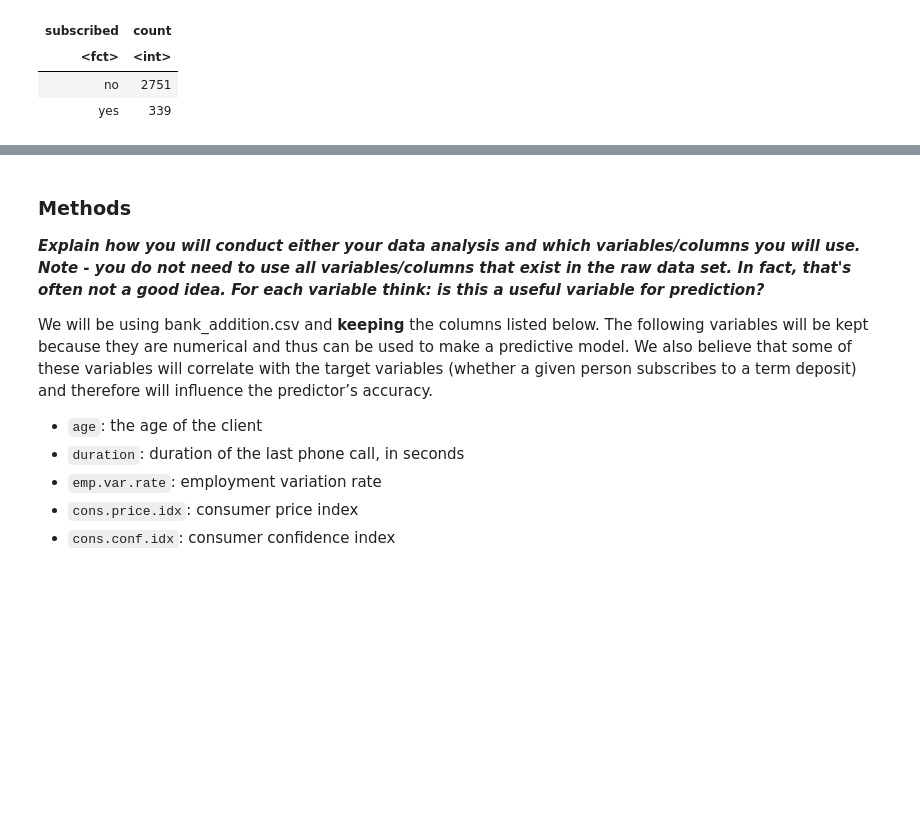
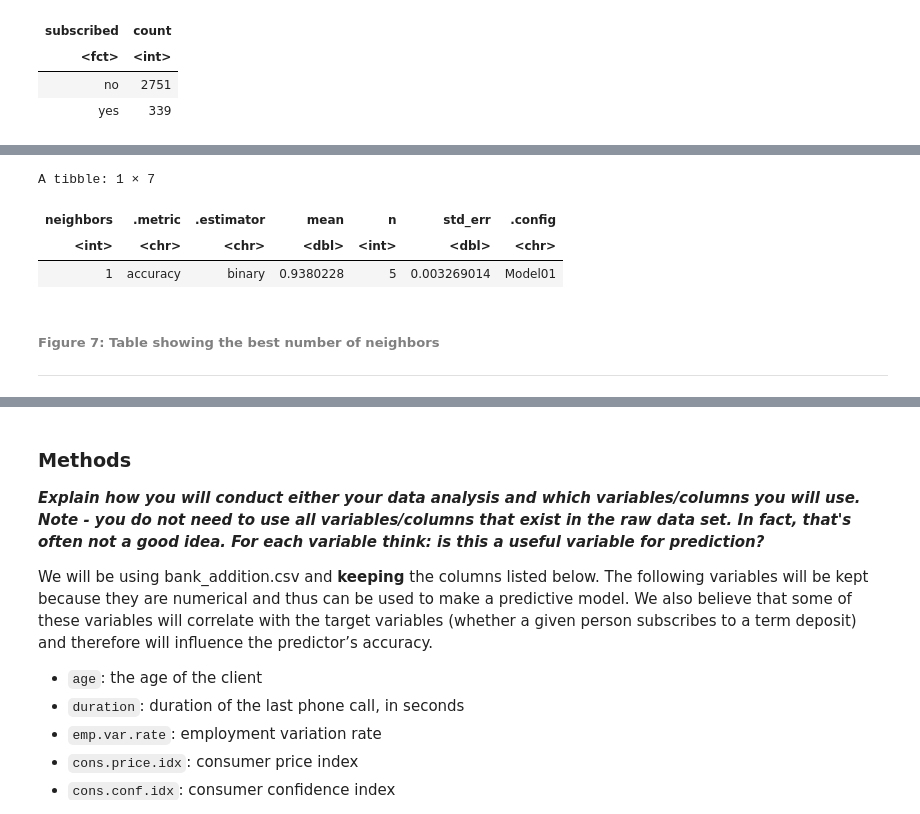
Before and after one commit to darrylmaa/dsci_100_group_project, a Jupyter notebook: project_report.ipynb, the cells around one changed output, grey strips where cells are left out. Saved outputs shown, nothing was run; the diff lists cells and outputs as text; code cells hidden in the pictures; blank space fills up the shorter version.

```diff
--- a/project_report.ipynb
+++ b/project_report.ipynb
@@ -136,0 +183,43 @@ ggplot(scaled_bank, aes(x=age, y=duration, color = subscribed)) +
+# %%
+#upsampling and centering for cross validation
+bank_recipe <- recipe(subscribed ~ duration + age , data = bank_train) %>%
+    step_upsample(subscribed, over_ratio=1, skip=FALSE) %>%
+    prep()
+
+bank_up_data <- bake(bank_recipe, bank_train)
+
+bank_up_recipe <- recipe(subscribed ~ duration + age , data = bank_up_data) %>%
+    step_scale(all_predictors()) %>%
+    step_center(all_predictors())
+
+#creating 5-fold cross validation
+#splitting training data into 5 folds
+bank_vfold <- vfold_cv(bank_up_data, v=5, strata = subscribed)
+# %%
+#to tune for best k-neighbors
+knn_spec <- nearest_neighbor(weight_func = "rectangular", neighbors = tune()) %>%
+    set_engine("kknn") %>%
+    set_mode("classification")
+
+#finding best number of neighbors between 1 to 18
+grid_val <- tibble(neighbors = seq(1,18))
+knn_results <- workflow() %>%
+    add_recipe(bank_up_recipe) %>%
+    add_model(knn_spec) %>%
+    tune_grid(resamples= bank_vfold, grid= grid_val) %>%
+    collect_metrics()
+# %%
+#displaying the best k neighbor(s)
+accuracies <- knn_results %>%
+    filter(.metric == "accuracy")
+filter(accuracies, mean==max(mean))
+best <- filter(accuracies, mean==max(mean)) %>%
+    select(neighbors)
+# %% [output]
+A tibble: 1 × 7
+| neighbors | .metric | .estimator | mean | n | std_err | .config |
+| <int> | <chr> | <chr> | <dbl> | <int> | <dbl> | <chr> |
+| 1 | accuracy | binary | 0.9380228 | 5 | 0.003269014 | Model01 |
+# %% [markdown]
+##### <span style='color:gray'>Figure 7: Table showing the best number of neighbors </span>
+---
```
Also changed, not shown: parts of 27 cells of this notebook.
